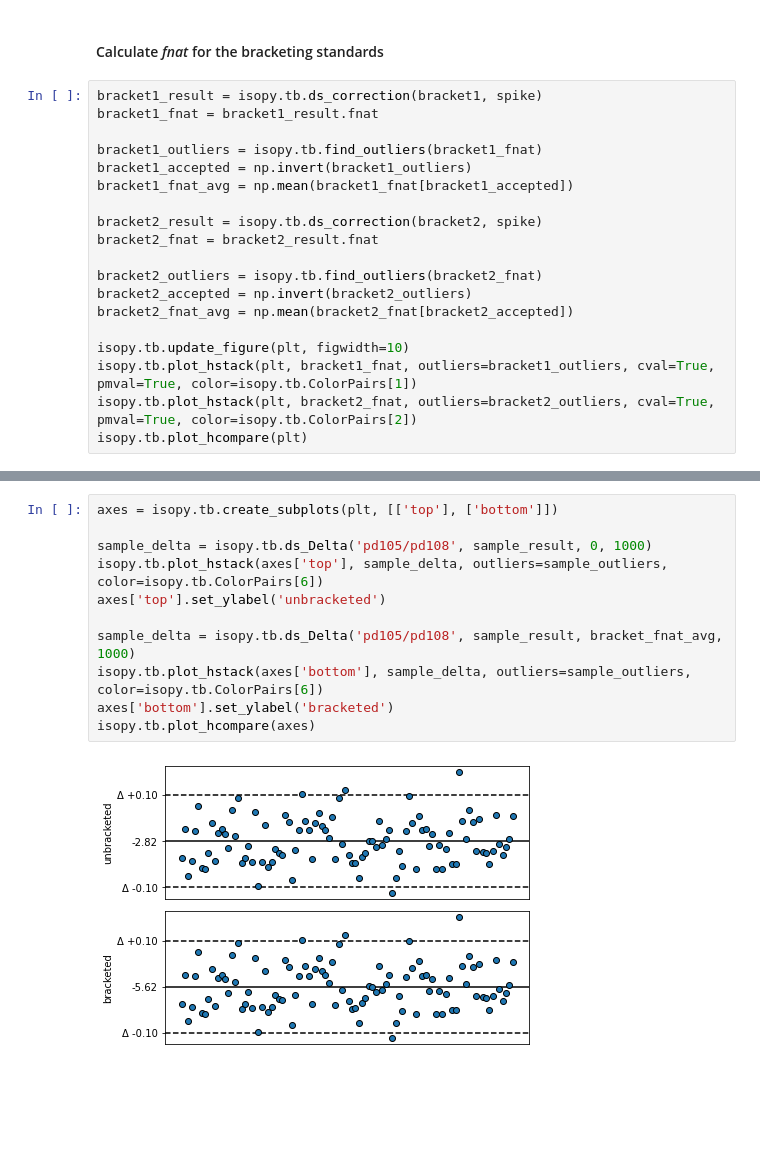
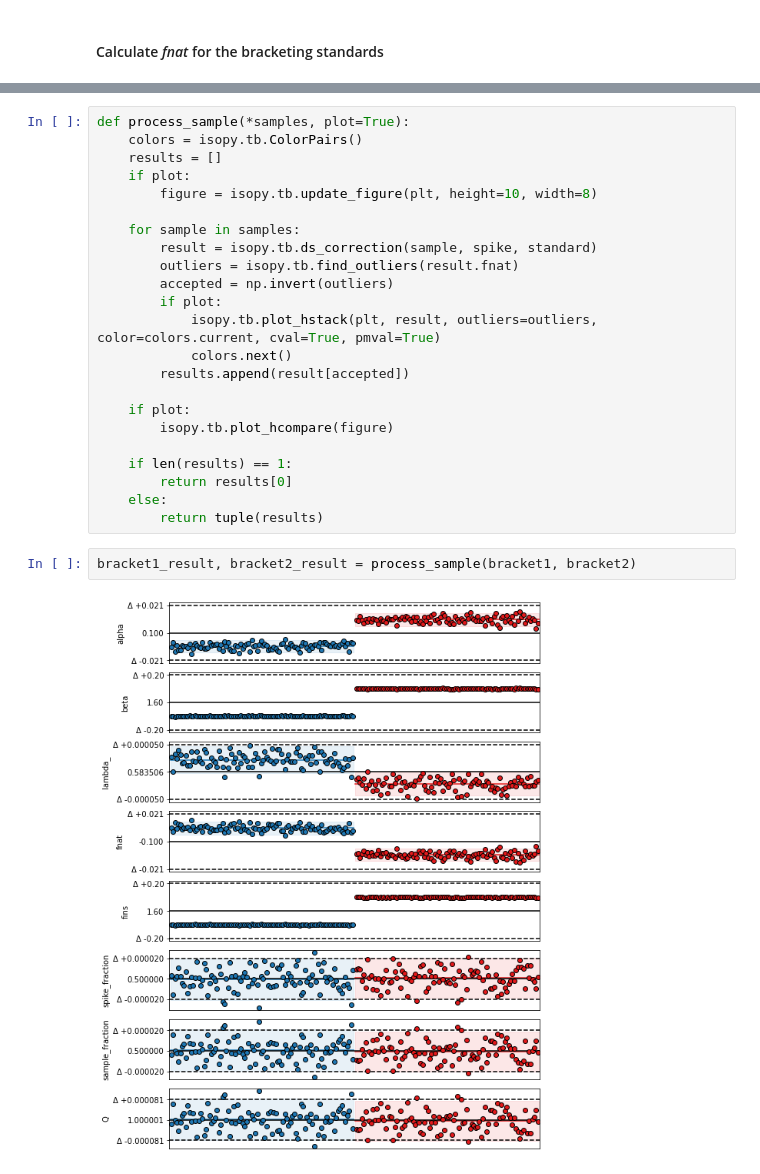
Before and after one commit to mattias-ek/isopy, a Jupyter notebook: docs/examples/ds_example.ipynb, the cells around one changed output, grey strips where cells are left out. Drawn from its saved outputs; the diff is of its cells as text; blank space fills up the shorter version.

```diff
--- a/docs/examples/ds_example.ipynb
+++ b/docs/examples/ds_example.ipynb
@@ -203,21 +176,2 @@ isopy.tb.plot_hcompare(figure)
 # %% [markdown]
 #### Calculate *fnat* for the bracketing standards
-# %%
-bracket1_result = isopy.tb.ds_correction(bracket1, spike)
-bracket1_fnat = bracket1_result.fnat
-
-bracket1_outliers = isopy.tb.find_outliers(bracket1_fnat)
-bracket1_accepted = np.invert(bracket1_outliers)
-bracket1_fnat_avg = np.mean(bracket1_fnat[bracket1_accepted])
-
-bracket2_result = isopy.tb.ds_correction(bracket2, spike)
-bracket2_fnat = bracket2_result.fnat
-
-bracket2_outliers = isopy.tb.find_outliers(bracket2_fnat)
-bracket2_accepted = np.invert(bracket2_outliers)
-bracket2_fnat_avg = np.mean(bracket2_fnat[bracket2_accepted])
-
-isopy.tb.update_figure(plt, figwidth=10)
-isopy.tb.plot_hstack(plt, bracket1_fnat, outliers=bracket1_outliers, cval=True, pmval=True, color=isopy.tb.ColorPairs[1])
-isopy.tb.plot_hstack(plt, bracket2_fnat, outliers=bracket2_outliers, cval=True, pmval=True, color=isopy.tb.ColorPairs[2])
-isopy.tb.plot_hcompare(plt)
@@ -252,13 +178,27 @@ Wall time: 218 ms
-# %%
-axes = isopy.tb.create_subplots(plt, [['top'], ['bottom']])
-
-sample_delta = isopy.tb.ds_Delta('pd105/pd108', sample_result, 0, 1000)
-isopy.tb.plot_hstack(axes['top'], sample_delta, outliers=sample_outliers, color=isopy.tb.ColorPairs[6])
-axes['top'].set_ylabel('unbracketed')
-
-sample_delta = isopy.tb.ds_Delta('pd105/pd108', sample_result, bracket_fnat_avg, 1000)
-isopy.tb.plot_hstack(axes['bottom'], sample_delta, outliers=sample_outliers, color=isopy.tb.ColorPairs[6])
-axes['bottom'].set_ylabel('bracketed')
-isopy.tb.plot_hcompare(axes)
-# %% [output]
-[figure, removed]
+# %%
+def process_sample(*samples, plot=True):
+    colors = isopy.tb.ColorPairs()
+    results = []
+    if plot:
+        figure = isopy.tb.update_figure(plt, height=10, width=8)
+
+    for sample in samples:
+        result = isopy.tb.ds_correction(sample, spike, standard)
+        outliers = isopy.tb.find_outliers(result.fnat)
+        accepted = np.invert(outliers)
+        if plot:
+            isopy.tb.plot_hstack(plt, result, outliers=outliers, color=colors.current, cval=True, pmval=True)
+            colors.next()
+        results.append(result[accepted])
+
+    if plot:
+        isopy.tb.plot_hcompare(figure)
+
+    if len(results) == 1:
+        return results[0]
+    else:
+        return tuple(results)
+# %%
+bracket1_result, bracket2_result = process_sample(bracket1, bracket2)
+# %% [output]
+[figure, added]
```
Also changed, not shown: parts of 18 cells of this notebook, 2 other files.
